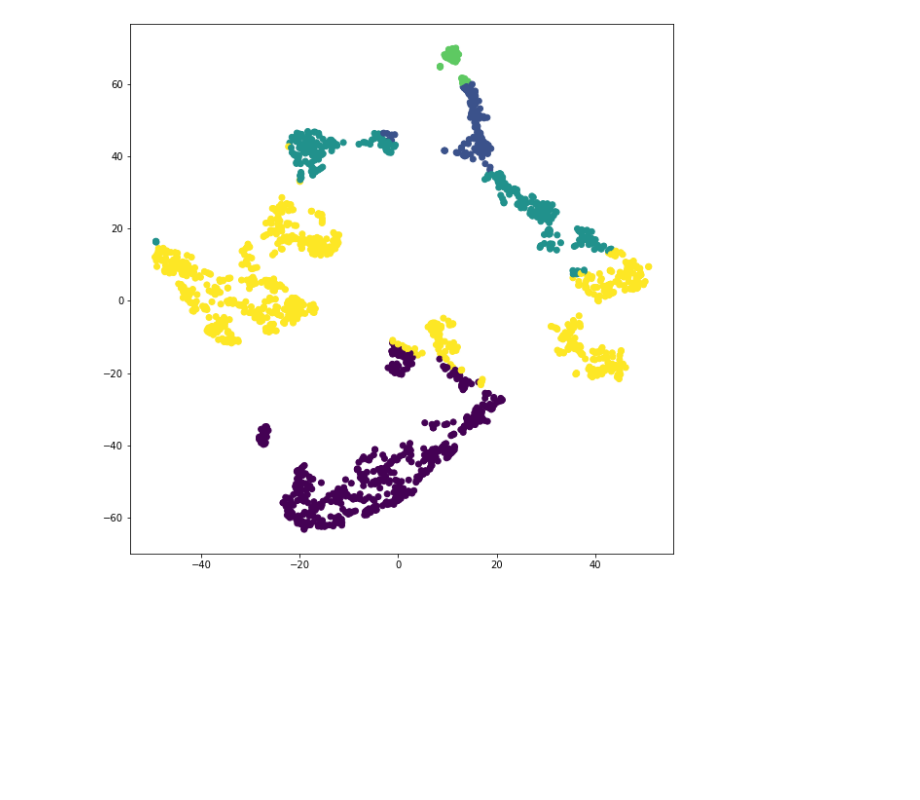
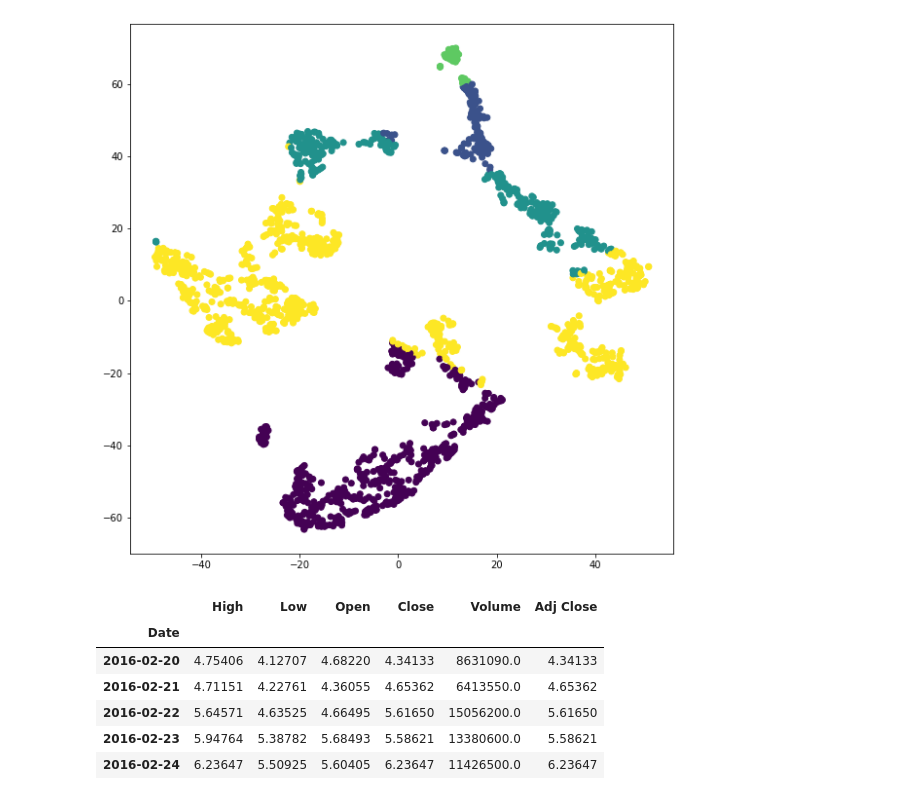
Before and after one commit to Smartsie/Invest, a Jupyter notebook: Invest_with_Currency.ipynb, the cells around one changed output. Saved outputs shown, nothing was run; the diff lists cells and outputs as text; code cells hidden in the pictures; blank space fills up the shorter version.

```diff
--- a/Invest_with_Currency.ipynb
+++ b/Invest_with_Currency.ipynb
@@ -1088,0 +1091,10 @@ plt.scatter(Y[:, 0], Y[:, 1], c=kmeans.labels_)
+# %%
+ETH.head()
+# %% [output]
+|  | High | Low | Open | Close | Volume | Adj Close |
+| Date |  |  |  |  |  |  |
+| 2016-02-20 | 4.75406 | 4.12707 | 4.68220 | 4.34133 | 8631090.0 | 4.34133 |
+| 2016-02-21 | 4.71151 | 4.22761 | 4.36055 | 4.65362 | 6413550.0 | 4.65362 |
+| 2016-02-22 | 5.64571 | 4.63525 | 4.66495 | 5.61650 | 15056200.0 | 5.61650 |
+| 2016-02-23 | 5.94764 | 5.38782 | 5.68493 | 5.58621 | 13380600.0 | 5.58621 |
+| 2016-02-24 | 6.23647 | 5.50925 | 5.60405 | 6.23647 | 11426500.0 | 6.23647 |
```
Also changed, not shown: parts of 7 cells of this notebook.
